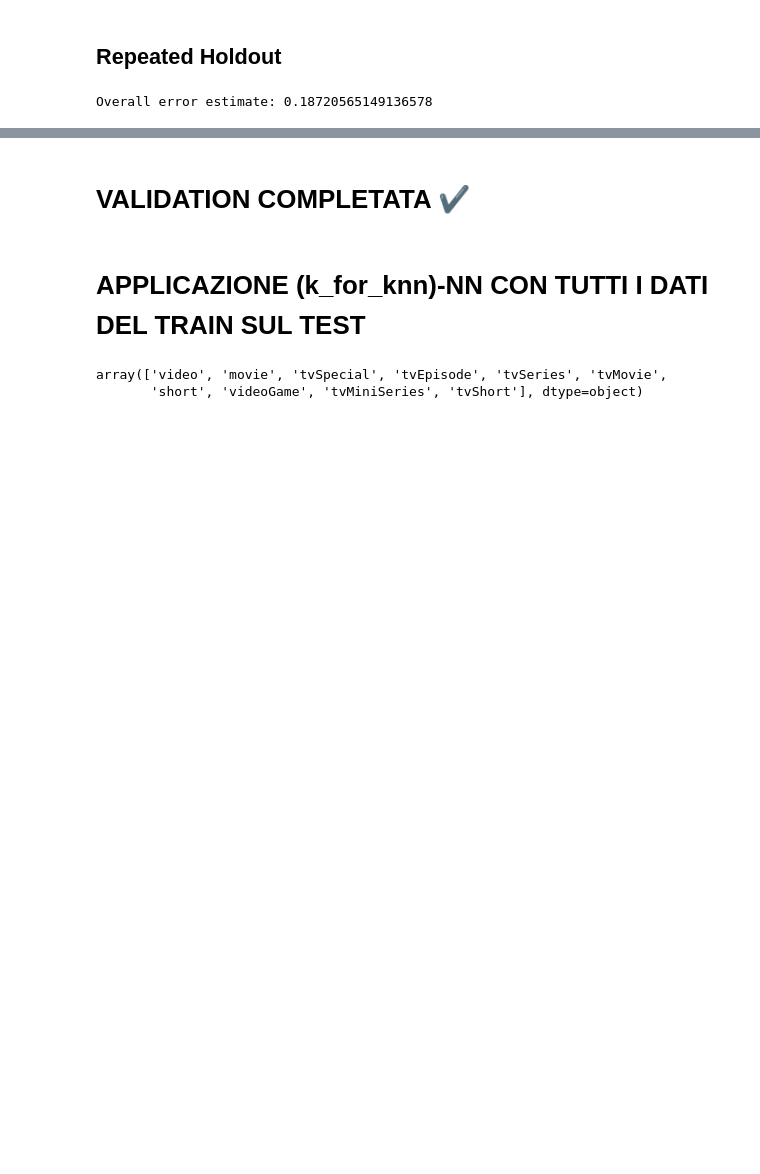
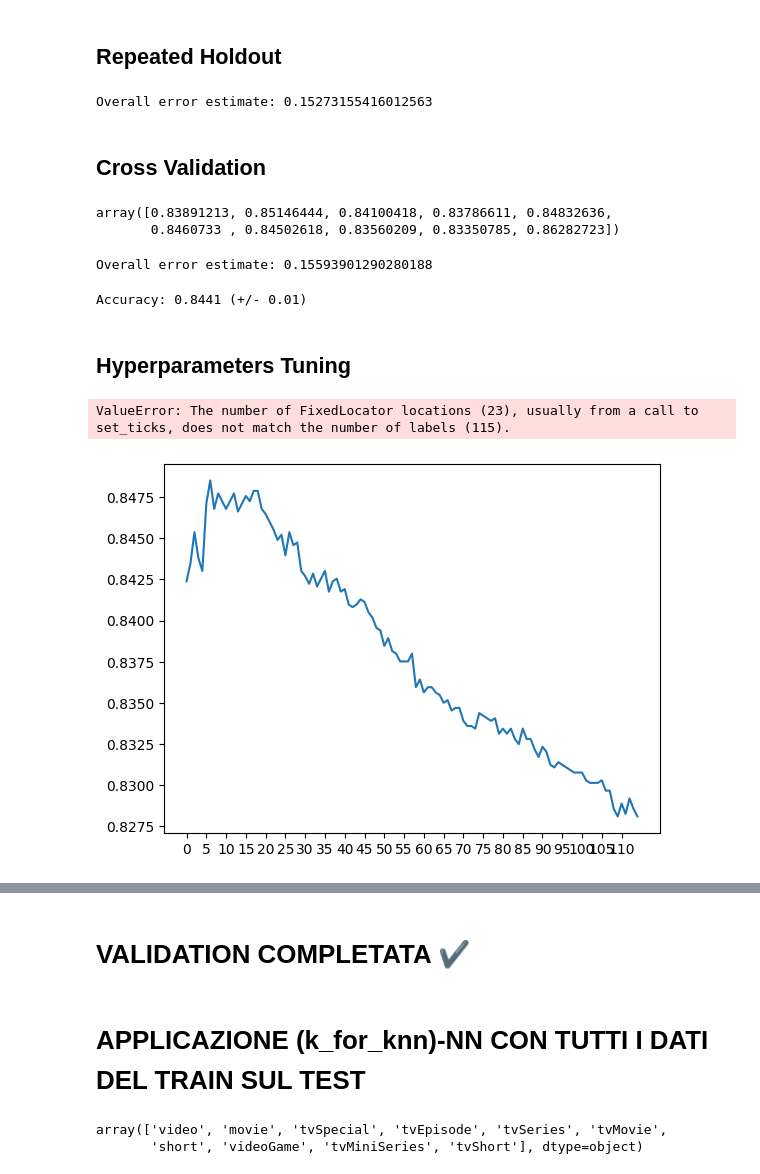
Before and after one commit to luigiascio/Data-Mining-I, a Jupyter notebook: Classification.ipynb, the cells around one changed output, grey strips where cells are left out. Cells and saved outputs as stored; diff of their text form; code cells hidden in the pictures; blank space fills up the shorter version.

```diff
--- a/Classification.ipynb
+++ b/Classification.ipynb
@@ -253,7 +270,7 @@ err = 0
 
 for i in range(N):
     # stratified holdout
-    X_rh_trainv, X_rh_val, y_rh_trainv, y_rh_val = train_test_split(X_train, y_train, test_size=0.4, stratify=y)
+    X_rh_trainv, X_rh_val, y_rh_trainv, y_rh_val = train_test_split(X_train, y_train, test_size=0.4, stratify=y_train)
 
     # normalize train set
     norm.fit(X_rh_trainv)
@@ -261,7 +278,7 @@ for i in range(N):
     X_rh_val_norm = norm.transform(X_rh_val)
 
     # initialize and fit classifier
-    clf = KNeighborsClassifier(n_neighbors=k_for_knn, metric="euclidean", weights="uniform")
+    clf = KNeighborsClassifier(n_neighbors=k_for_knn, metric=metric, weights=weights)
     clf.fit(X_rh_trainv_norm, y_rh_trainv)
 
     # computing error
@@ -270,4 +287,6 @@ for i in range(N):
 
 print("Overall error estimate:", err/N)
 # %% [output]
-Overall error estimate: 0.18720565149136578
+Overall error estimate: 0.15273155416012563
+# %% [markdown]
+## Cross Validation
@@ -273,0 +296,34 @@ Overall error estimate: 0.18720565149136578
+# %%
+scores = cross_val_score(clf, X_trainv_norm, y_trainv, cv=k)
+scores
+# %% [output]
+array([0.83891213, 0.85146444, 0.84100418, 0.83786611, 0.84832636,
+       0.8460733 , 0.84502618, 0.83560209, 0.83350785, 0.86282723])
+# %%
+print("Overall error estimate:", 1 - scores.mean())
+# %% [output]
+Overall error estimate: 0.15593901290280188
+# %%
+print('Accuracy: %0.4f (+/- %0.2f)' % (scores.mean(), scores.std()))
+# %% [output]
+Accuracy: 0.8441 (+/- 0.01)
+# %% [markdown]
+## Hyperparameters Tuning
+# %%
+n_neighbors = range(5,120)
+scores = list()
+
+for n in n_neighbors:
+    clf = KNeighborsClassifier(n_neighbors=n, metric=metric, weights=weights)
+    clf.fit(X_trainv_norm, y_trainv)
+    scores.append(clf.score(X_val_norm, y_val))
+
+x_ticks = list(range(0, len(n_neighbors), 5))
+plt.plot(scores)
+plt.xticks(ticks=x_ticks, labels=n_neighbors)
+plt.xlabel("n_neighbors")
+plt.ylabel("accuracy")
+plt.show()
+# %% [output]
+ValueError: The number of FixedLocator locations (23), usually from a call to set_ticks, does not match the number of labels (115).
+[figure, added]
```
Also changed, not shown: parts of 38 cells of this notebook.
